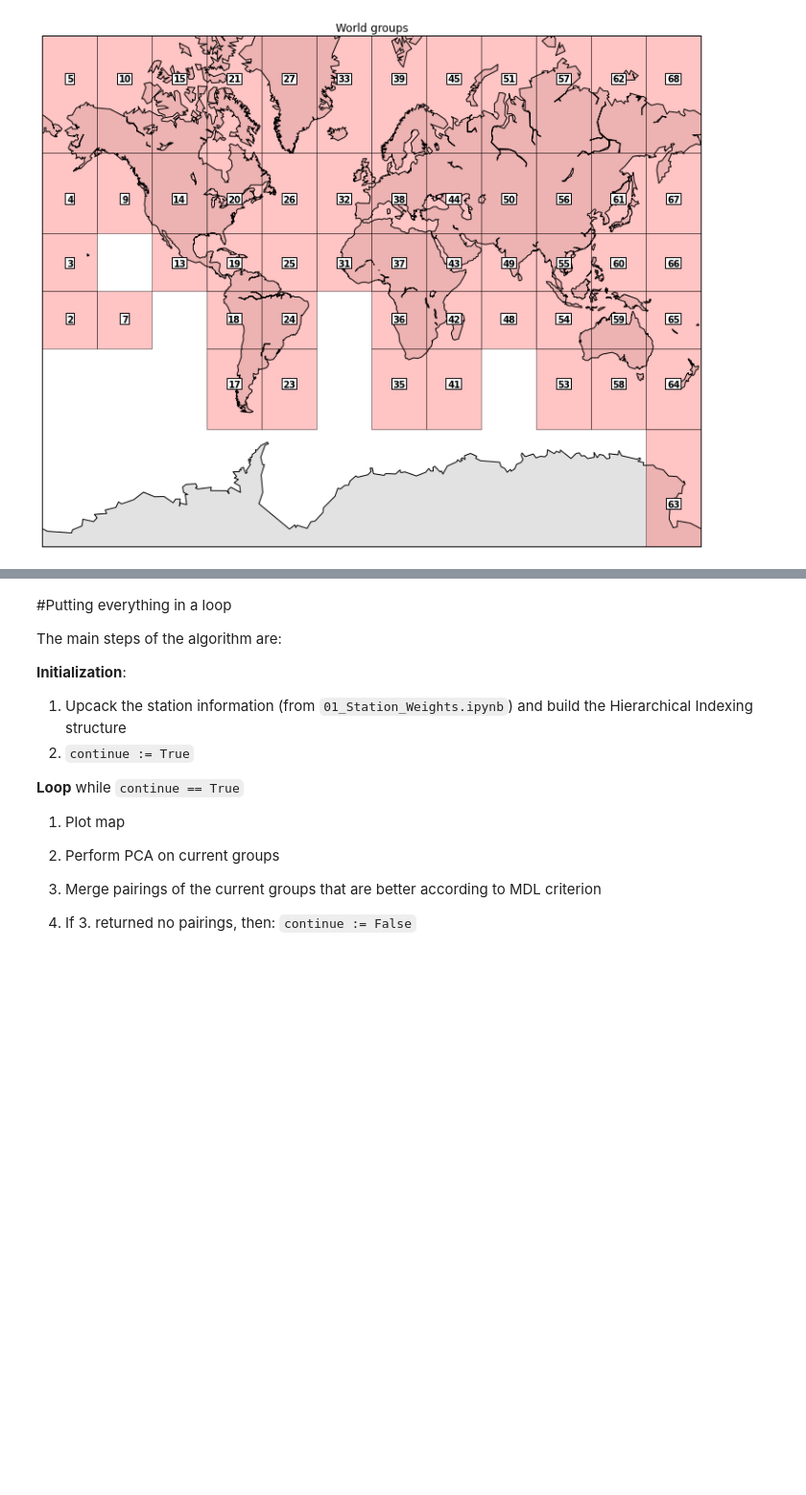
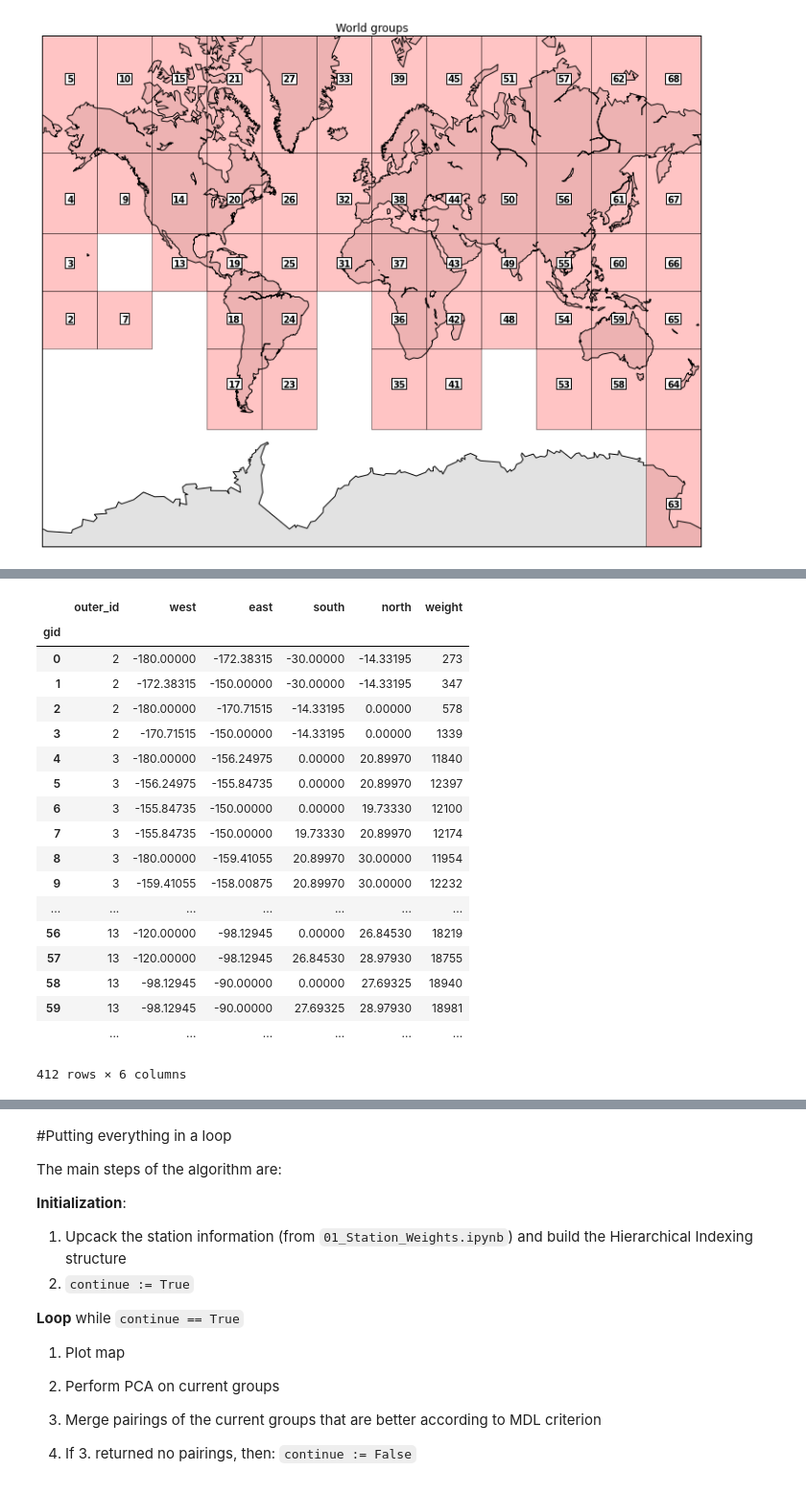
Before and after one commit to panagosg7/UCSD_BigData, a Jupyter notebook: notebooks/weather.mapreduce/05_Main.ipynb, the cells around one changed output, grey strips where cells are left out. Shown at 96% size. Drawn from its saved outputs; the diff is of its cells as text; code cells hidden in the pictures; blank space fills up the shorter version.

```diff
--- a/notebooks/weather.mapreduce/05_Main.ipynb
+++ b/notebooks/weather.mapreduce/05_Main.ipynb
@@ -96,3 +97,26 @@ r[r['outer_id']==33]
+# %%
+rects = hi.get_rectangles()
+rects
+# %% [output]
+|  | outer_id | west | east | south | north | weight |
+| gid |  |  |  |  |  |  |
+| 0 | 2 | -180.00000 | -172.38315 | -30.00000 | -14.33195 | 273 |
+| 1 | 2 | -172.38315 | -150.00000 | -30.00000 | -14.33195 | 347 |
+| 2 | 2 | -180.00000 | -170.71515 | -14.33195 | 0.00000 | 578 |
+| 3 | 2 | -170.71515 | -150.00000 | -14.33195 | 0.00000 | 1339 |
+| 4 | 3 | -180.00000 | -156.24975 | 0.00000 | 20.89970 | 11840 |
+| 5 | 3 | -156.24975 | -155.84735 | 0.00000 | 20.89970 | 12397 |
+| 6 | 3 | -155.84735 | -150.00000 | 0.00000 | 19.73330 | 12100 |
+| 7 | 3 | -155.84735 | -150.00000 | 19.73330 | 20.89970 | 12174 |
+| 8 | 3 | -180.00000 | -159.41055 | 20.89970 | 30.00000 | 11954 |
+| 9 | 3 | -159.41055 | -158.00875 | 20.89970 | 30.00000 | 12232 |
+| ... | ... | ... | ... | ... | ... | ... |
+| 56 | 13 | -120.00000 | -98.12945 | 0.00000 | 26.84530 | 18219 |
+| 57 | 13 | -120.00000 | -98.12945 | 26.84530 | 28.97930 | 18755 |
+| 58 | 13 | -98.12945 | -90.00000 | 0.00000 | 27.69325 | 18940 |
+| 59 | 13 | -98.12945 | -90.00000 | 27.69325 | 28.97930 | 18981 |
+|  | ... | ... | ... | ... | ... | ... |
+412 rows × 6 columns
 # %%
 hi.plot_map_plus()
 # %% [output]
```
Also changed, not shown: parts of 26 cells of this notebook, 3 other files.
